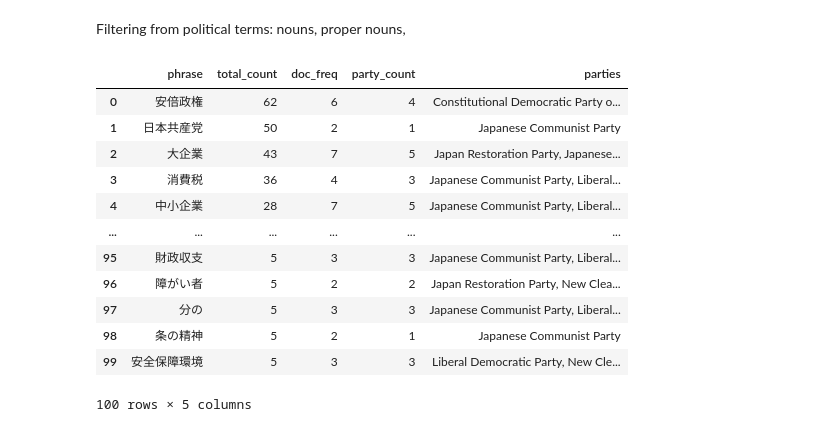
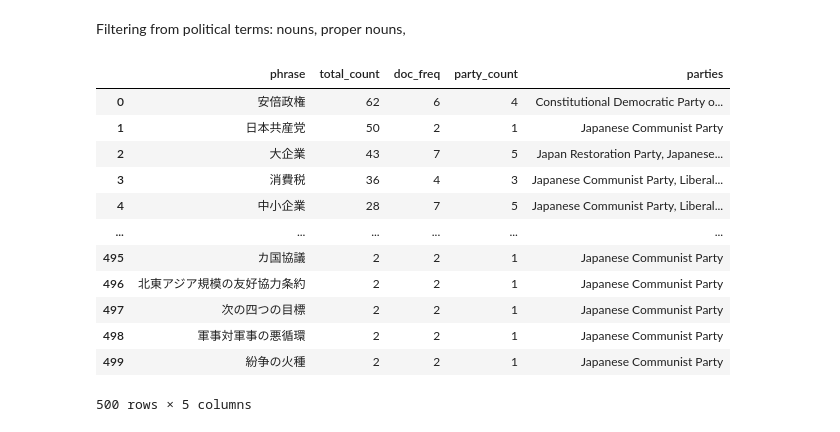
Before and after one commit to ninaudagawa/Media-Politics, a Jupyter notebook: project/notebooks/manifesto_keywords.ipynb, the cells around one changed output. Drawn from its saved outputs; the diff is of its cells as text; code cells hidden in the pictures.

```diff
--- a/project/notebooks/manifesto_keywords.ipynb
+++ b/project/notebooks/manifesto_keywords.ipynb
@@ -51,3 +51,11 @@ def tokenize(csv_path):
     return word_counts_df
 
 word_counts_df = tokenize("../../project/data/clean/Japan_sorted_manifestos.csv")
+# %%
+df = pd.read_csv("../../project/data/clean/Japan_sorted_manifestos.csv")
+
+print("Total rows:", len(df))
+print("Unique manifestos:", df["manifesto_id"].nunique())
+print("Unique parties:", df["partyname"].nunique())
+print("Year range:", df["date"].apply(lambda x: pd.to_datetime(x).year).min(),
+      "to", df["date"].apply(lambda x: pd.to_datetime(x).year).max())
@@ -718,7 +743,7 @@ NOUN_POS = {"NOUN", "PROPN", "PRON"}
 KANJI_NUMERALS = {"一", "二", "三", "四", "五", "六", "七", "八", "九", "十", "百", "千", "万", "億", "兆"}
 
 def extract_pure_noun_phrases(csv_path, n=2, start_year=2001, end_year=2021,
-                               min_doc_freq=2, top_n=100):
+                               min_doc_freq=2, top_n=500):
     df = pd.read_csv(csv_path)
     df["year"] = pd.to_datetime(df["date"]).dt.year
     df = df[(df["year"] >= start_year) & (df["year"] <= end_year)]
@@ -758,37 +783,37 @@ def extract_pure_noun_phrases(csv_path, n=2, start_year=2001, end_year=2021,
 
     rows = [
         {
             "phrase": phrase,
             "total_count": count,
             "doc_freq": len(phrase_doc_ids[phrase]),
             "party_count": len(phrase_parties[phrase]),
             "parties": ", ".join(sorted(phrase_parties[phrase]))
         }
         for phrase, count in phrase_counts.items()
         if len(phrase_doc_ids[phrase]) >= min_doc_freq
     ]
 
     result_df = pd.DataFrame(rows).sort_values("total_count", ascending=False).head(top_n)
     return result_df.reset_index(drop=True)
 
 pure_noun_phrases_df = extract_pure_noun_phrases(
     "../../project/data/clean/Japan_sorted_manifestos.csv",
     n=2,
     min_doc_freq=2,
-    top_n=100
+    top_n=500
 )
 pure_noun_phrases_df
 # %% [output]
 |  | phrase | total_count | doc_freq | party_count | parties |
 | 0 | 安倍政権 | 62 | 6 | 4 | Constitutional Democratic Party o... |
 | 1 | 日本共産党 | 50 | 2 | 1 | Japanese Communist Party |
 | 2 | 大企業 | 43 | 7 | 5 | Japan Restoration Party, Japanese... |
 | 3 | 消費税 | 36 | 4 | 3 | Japanese Communist Party, Liberal... |
 | 4 | 中小企業 | 28 | 7 | 5 | Japanese Communist Party, Liberal... |
 | ... | ... | ... | ... | ... | ... |
-| 95 | 財政収支 | 5 | 3 | 3 | Japanese Communist Party, Liberal... |
-| 96 | 障がい者 | 5 | 2 | 2 | Japan Restoration Party, New Clea... |
-| 97 | 分の | 5 | 3 | 3 | Japanese Communist Party, Liberal... |
-| 98 | 条の精神 | 5 | 2 | 1 | Japanese Communist Party |
-| 99 | 安全保障環境 | 5 | 3 | 3 | Liberal Democratic Party, New Cle... |
+| 495 | カ国協議 | 2 | 2 | 1 | Japanese Communist Party |
+| 496 | 北東アジア規模の友好協力条約 | 2 | 2 | 1 | Japanese Communist Party |
+| 497 | 次の四つの目標 | 2 | 2 | 1 | Japanese Communist Party |
+| 498 | 軍事対軍事の悪循環 | 2 | 2 | 1 | Japanese Communist Party |
+| 499 | 紛争の火種 | 2 | 2 | 1 | Japanese Communist Party |
-100 rows × 5 columns
+500 rows × 5 columns
```
Also changed, not shown: parts of 10 cells of this notebook.
